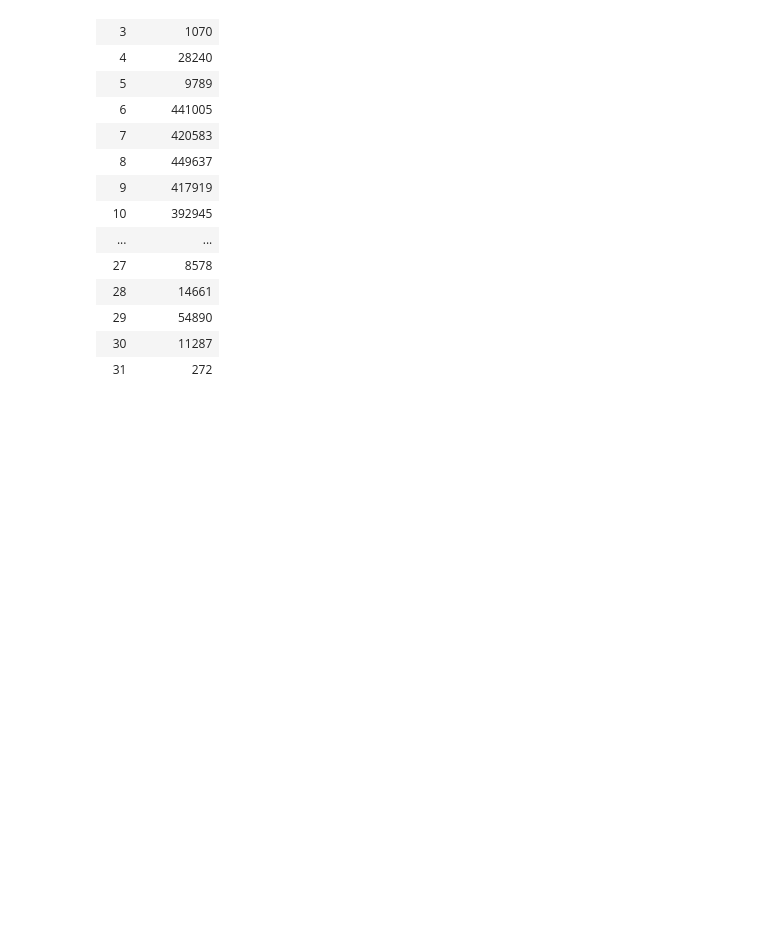
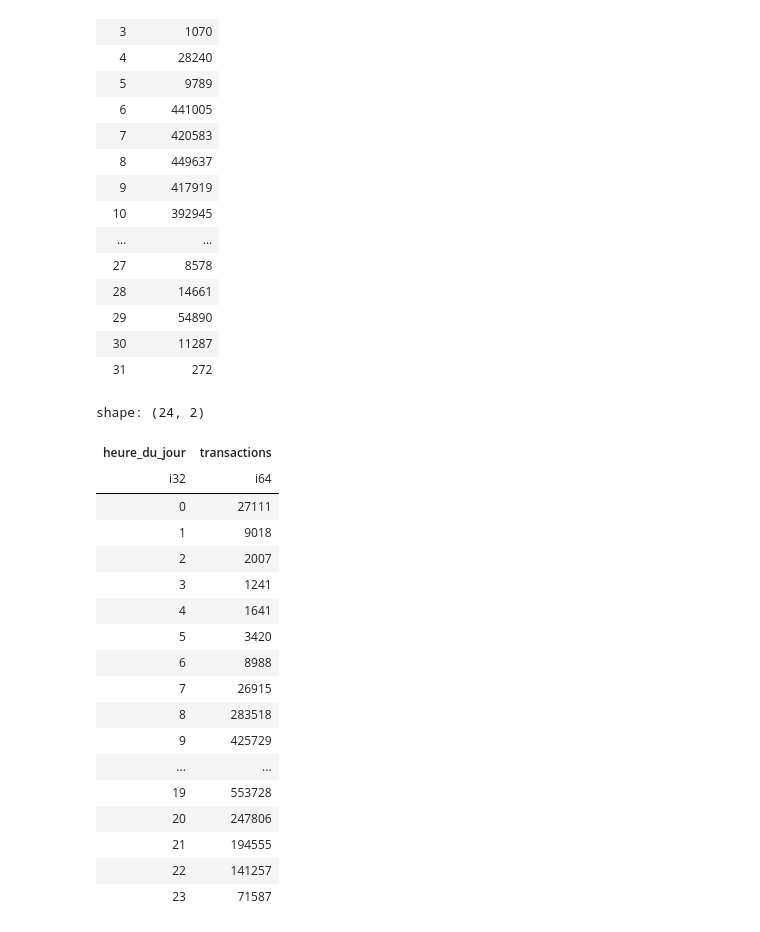
Before and after one commit to onelngoma-source/fraude-mobile-money, a Jupyter notebook: notebooks/01_qualite_donnees.ipynb, the cells around one changed output. Drawn from its saved outputs; the diff is of its cells as text; code cells hidden in the pictures; blank space fills up the shorter version.

```diff
--- a/notebooks/01_qualite_donnees.ipynb
+++ b/notebooks/01_qualite_donnees.ipynb
@@ -90,3 +90,30 @@ shape: (31, 2)
 | 29 | 54890 |
 | 30 | 11287 |
 | 31 | 272 |
+# %%
+con.sql("""
+    SELECT (step - 1) % 24 AS heure_du_jour, COUNT(*) AS transactions
+    FROM transactions
+    GROUP BY heure_du_jour
+    ORDER BY heure_du_jour
+""").pl()
+# %% [output]
+shape: (24, 2)
+| heure_du_jour | transactions |
+| i32 | i64 |
+| 0 | 27111 |
+| 1 | 9018 |
+| 2 | 2007 |
+| 3 | 1241 |
+| 4 | 1641 |
+| 5 | 3420 |
+| 6 | 8988 |
+| 7 | 26915 |
+| 8 | 283518 |
+| 9 | 425729 |
+| ... | ... |
+| 19 | 553728 |
+| 20 | 247806 |
+| 21 | 194555 |
+| 22 | 141257 |
+| 23 | 71587 |
```
Also changed, not shown: parts of 1 cell of this notebook.
